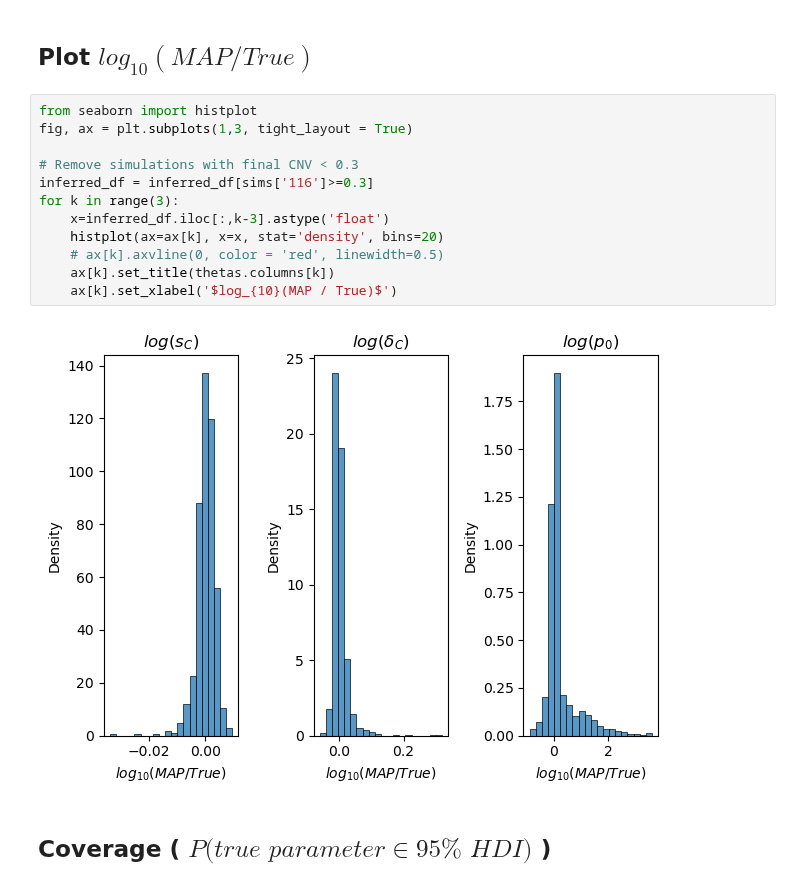
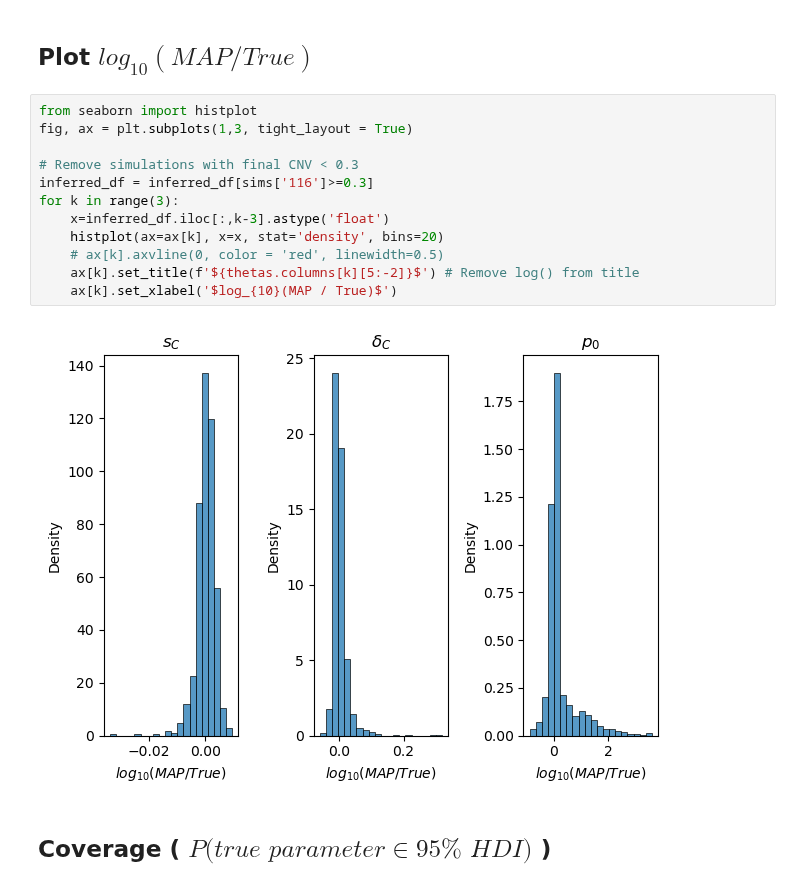
Before and after one commit to yoavram-lab/chuong_et_al, a Jupyter notebook: Simulation Analysis.ipynb, the cells around one changed output. Saved outputs shown, nothing was run; the diff lists cells and outputs as text.

Commit message:
removed log() from ratio plot's titles

```diff
--- a/Simulation Analysis.ipynb
+++ b/Simulation Analysis.ipynb
@@ -70,17 +70,17 @@ inferred_df = pd.read_csv('synthetic_tests/inferred_sims_results.csv', index_col
 # %%
 from seaborn import histplot
 fig, ax = plt.subplots(1,3, tight_layout = True)
 
 # Remove simulations with final CNV < 0.3
 inferred_df = inferred_df[sims['116']>=0.3]
 for k in range(3):
     x=inferred_df.iloc[:,k-3].astype('float')
     histplot(ax=ax[k], x=x, stat='density', bins=20)
     # ax[k].axvline(0, color = 'red', linewidth=0.5)
-    ax[k].set_title(thetas.columns[k])
+    ax[k].set_title(f'${thetas.columns[k][5:-2]}$') # Remove log() from title
     ax[k].set_xlabel('$log_{10}(MAP / True)$')
 # %% [output]
-[figure, old version]
+[figure, new version]
 # %% [markdown]
 ## Coverage ( $P(true$ $parameter \in 95\% $ $HDI)$ )
 # %%
```
